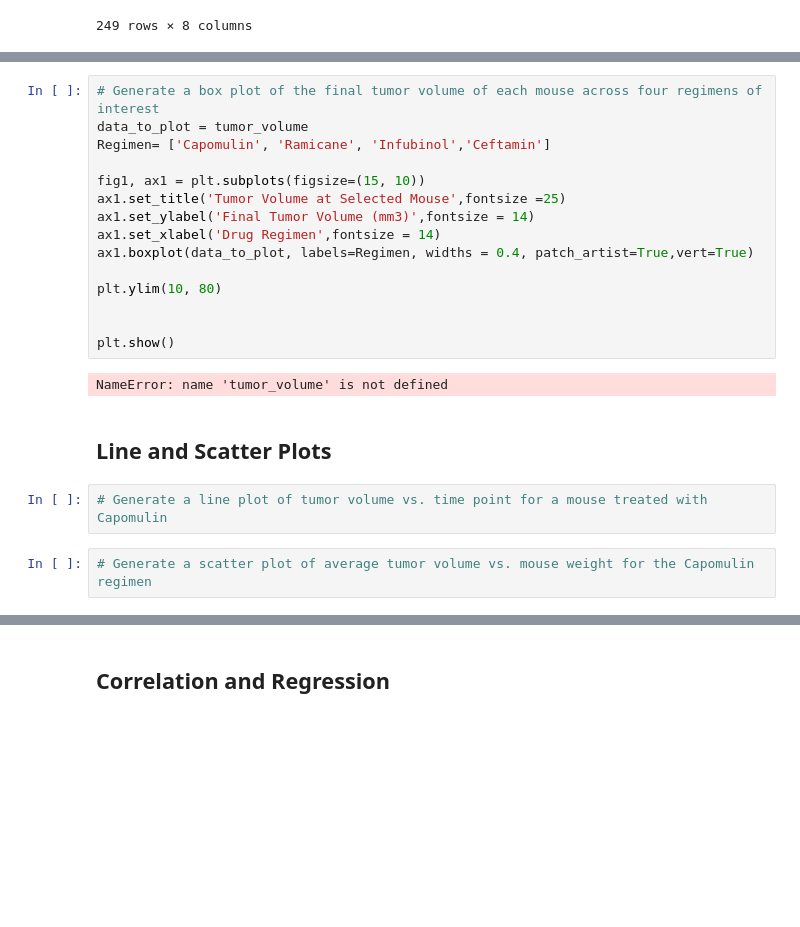
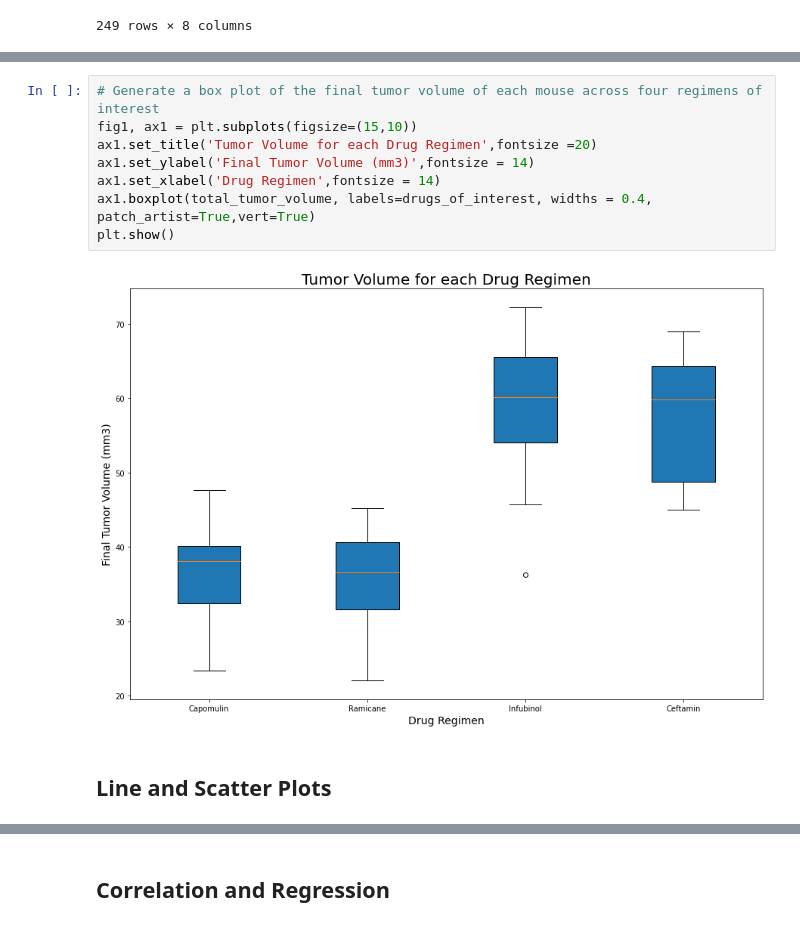
Before and after one commit to nlepley1230/Matplotlib-Homework---The-Power-of-Plots, a Jupyter notebook: Pymaceuticals/pymaceuticals_starter.ipynb, the cells around one changed output, grey strips where cells are left out. Cells and saved outputs as stored; diff of their text form; blank space fills up the shorter version.

Commit message:
Fixed broken code, added scatter plot code and observations/insites.

```diff
--- a/Pymaceuticals/pymaceuticals_starter.ipynb
+++ b/Pymaceuticals/pymaceuticals_starter.ipynb
@@ -327,23 +352,12 @@ NameError: name 'drug' is not defined
 # %%
 # Generate a box plot of the final tumor volume of each mouse across four regimens of interest
-data_to_plot = tumor_volume
-Regimen= ['Capomulin', 'Ramicane', 'Infubinol','Ceftamin']
-
-fig1, ax1 = plt.subplots(figsize=(15, 10))
-ax1.set_title('Tumor Volume at Selected Mouse',fontsize =25)
+fig1, ax1 = plt.subplots(figsize=(15,10))
+ax1.set_title('Tumor Volume for each Drug Regimen',fontsize =20)
 ax1.set_ylabel('Final Tumor Volume (mm3)',fontsize = 14)
 ax1.set_xlabel('Drug Regimen',fontsize = 14)
-ax1.boxplot(data_to_plot, labels=Regimen, widths = 0.4, patch_artist=True,vert=True)
-
-plt.ylim(10, 80)
-
-
+ax1.boxplot(total_tumor_volume, labels=drugs_of_interest, widths = 0.4, patch_artist=True,vert=True)
 plt.show()
 # %% [output]
-NameError: name 'tumor_volume' is not defined
+[figure, added]
 # %% [markdown]
 ## Line and Scatter Plots
-# %%
-# Generate a line plot of tumor volume vs. time point for a mouse treated with Capomulin
-# %%
-# Generate a scatter plot of average tumor volume vs. mouse weight for the Capomulin regimen
```
Also changed, not shown: parts of 8 cells of this notebook.
